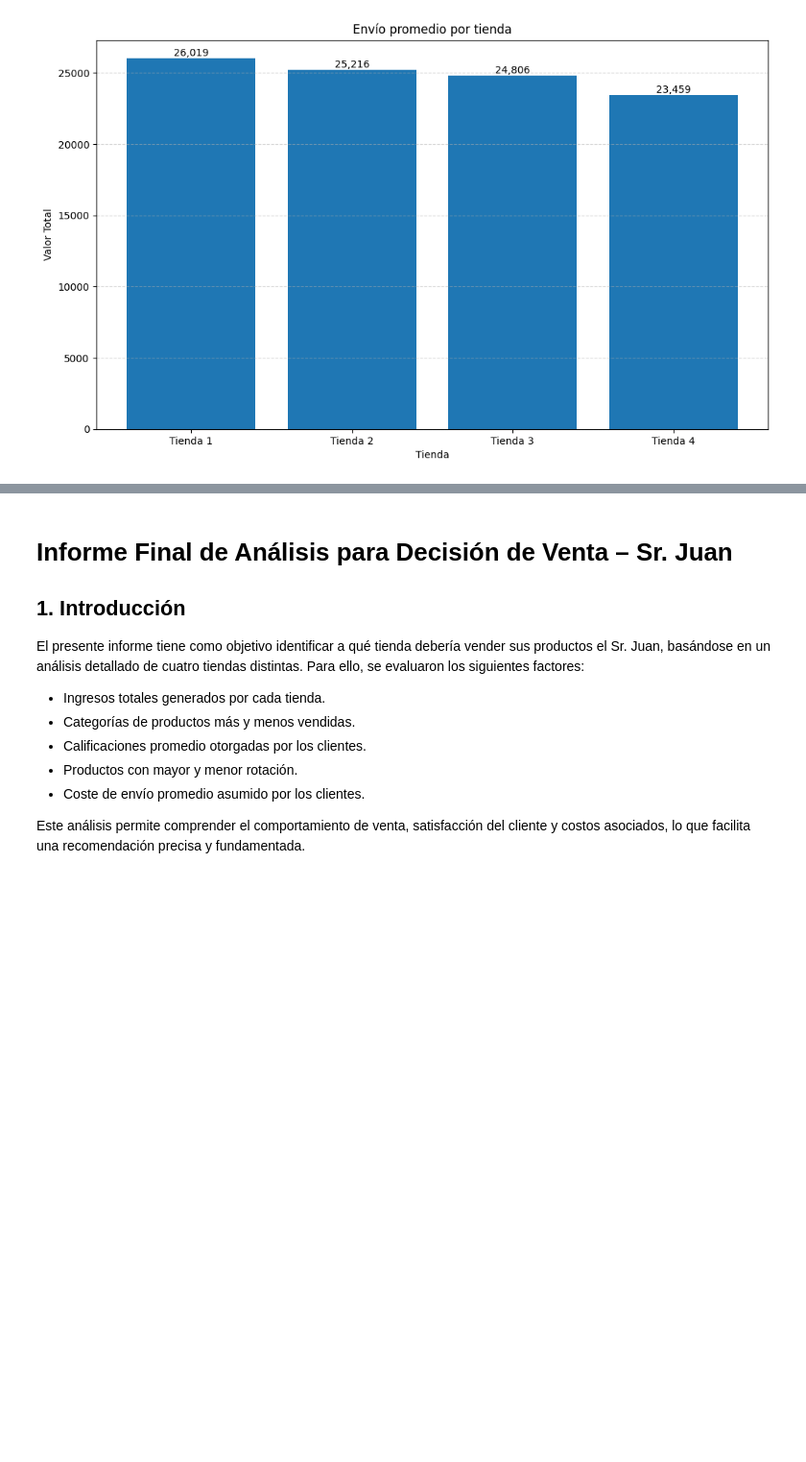
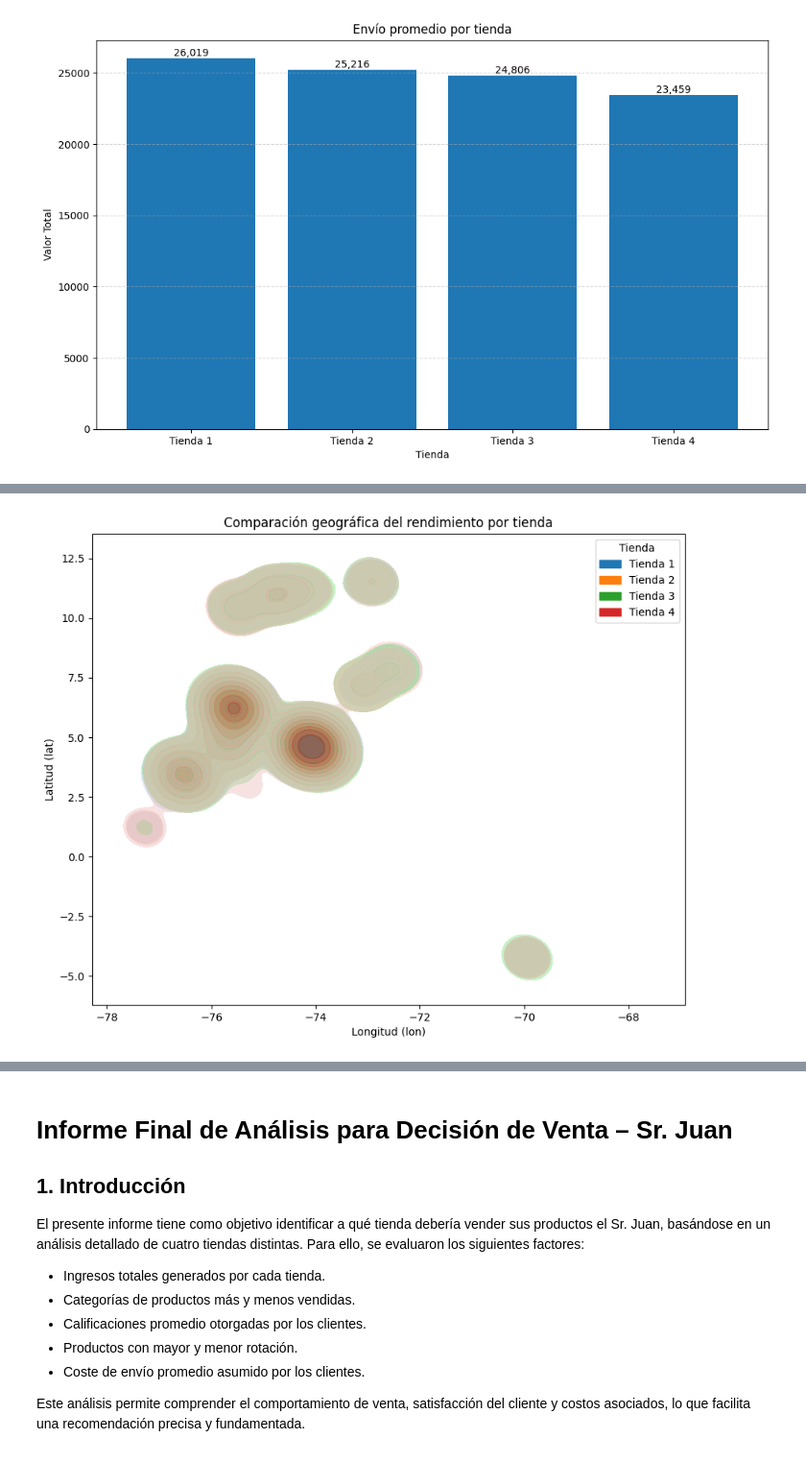
Before and after one commit to Devsebastian44/Challenge-Data-Science, a Jupyter notebook: Challenge-Alura-Latam.ipynb, the cells around one changed output, grey strips where cells are left out. Shown at 96% size. Drawn from its saved outputs; the diff is of its cells as text; code cells hidden in the pictures; blank space fills up the shorter version.

```diff
--- a/Challenge-Alura-Latam.ipynb
+++ b/Challenge-Alura-Latam.ipynb
@@ -334,0 +404,16 @@ plt.show()
+# %%
+plt.figure(figsize=(10,8))
+sns.kdeplot(
+    data=df_geo,
+    x='lon',
+    y='lat',
+    hue='Tienda',
+    fill=True,
+    alpha=0.4
+)
+plt.title("Comparación geográfica del rendimiento por tienda")
+plt.xlabel("Longitud (lon)")
+plt.ylabel("Latitud (lat)")
+plt.show()
+# %% [output]
+[figure, added]
```
Also changed, not shown: parts of 9 cells of this notebook.
